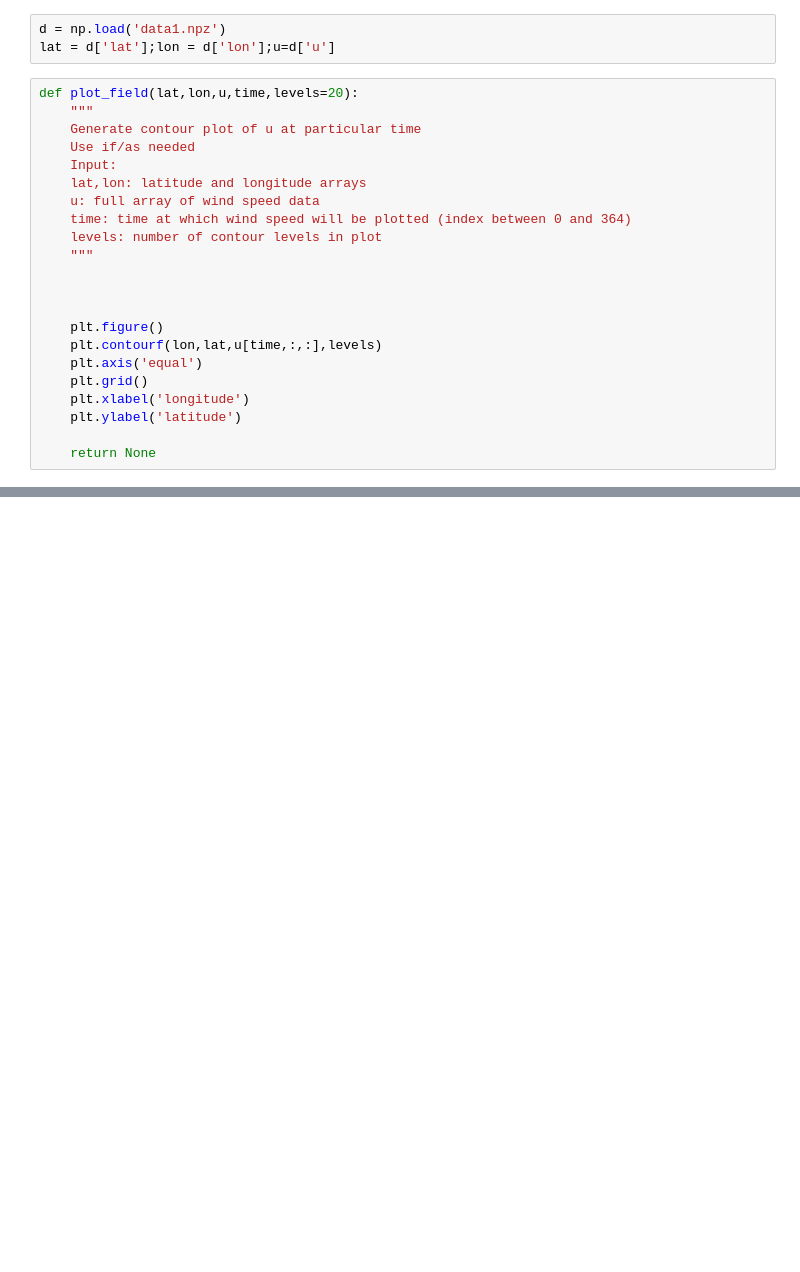
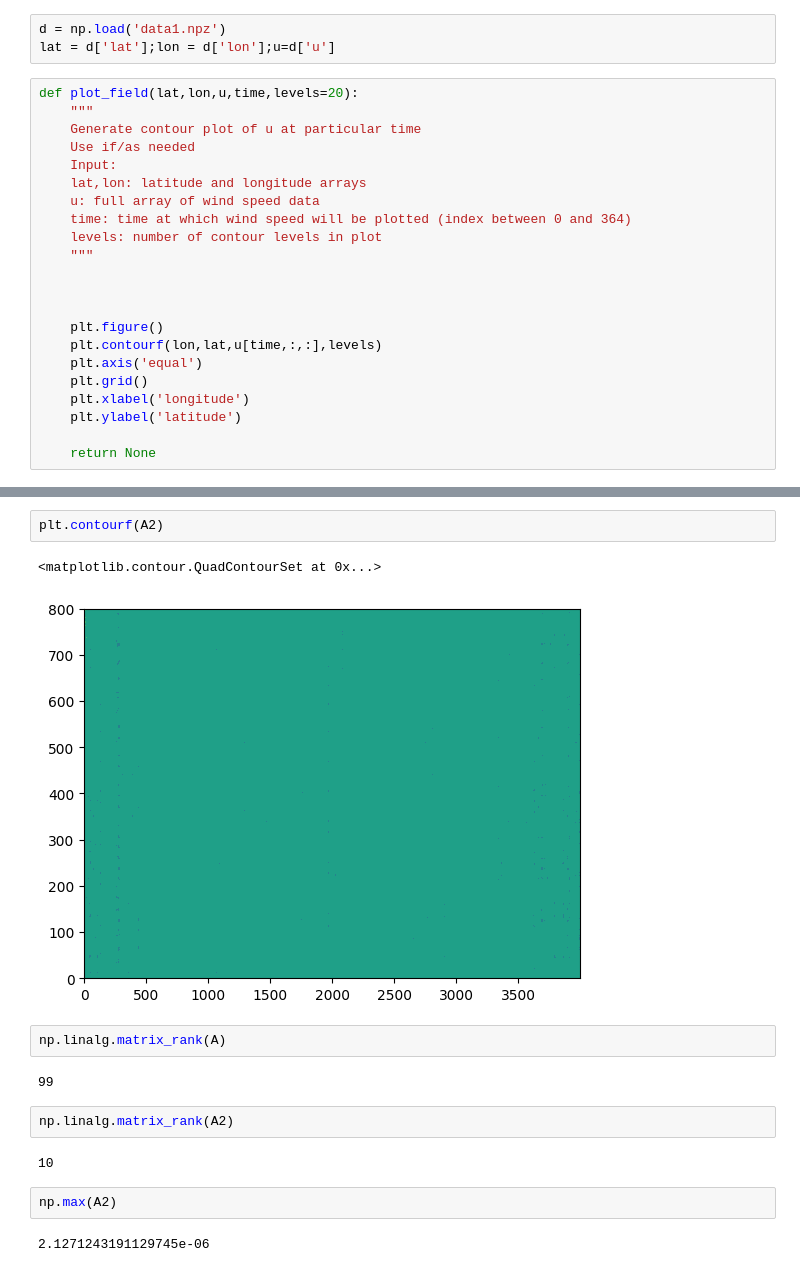
Before and after one commit to callieham/Year-3, a Jupyter notebook: Scientific Computing/project_3_testing.ipynb, the cells around one changed output, grey strips where cells are left out. Drawn from its saved outputs; the diff is of its cells as text; blank space fills up the shorter version.

```diff
--- a/Scientific Computing/project_3_testing.ipynb
+++ b/Scientific Computing/project_3_testing.ipynb
@@ -139,0 +299,17 @@ array([[11.  ,  5.55,  0.8 ,  6.9 ,  5.3 ,  4.85,  4.2 ,  5.95,  6.9 ,
+# %%
+plt.contourf(A2)
+# %% [output]
+<matplotlib.contour.QuadContourSet at 0x...>
+[figure, added]
+# %%
+np.linalg.matrix_rank(A)
+# %% [output]
+99
+# %%
+np.linalg.matrix_rank(A2)
+# %% [output]
+10
+# %%
+np.max(A2)
+# %% [output]
+2.1271243191129745e-06
```
Also changed, not shown: parts of 24 cells of this notebook.
